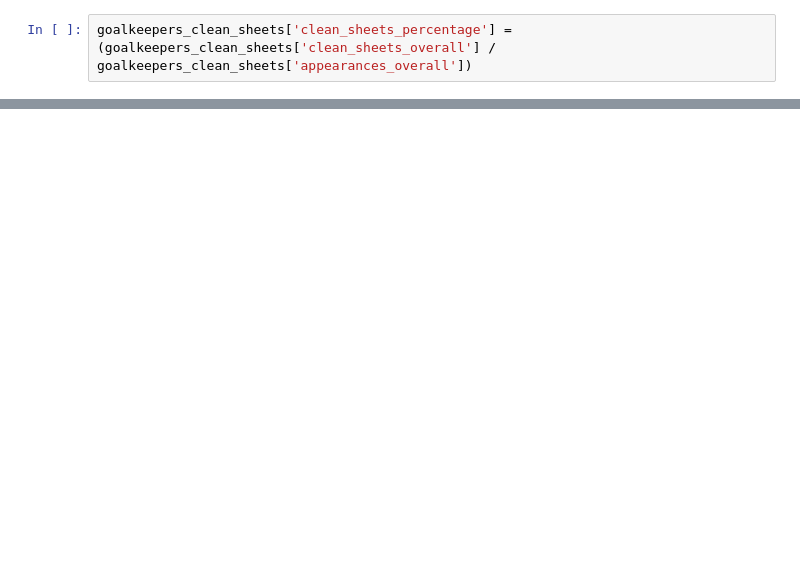
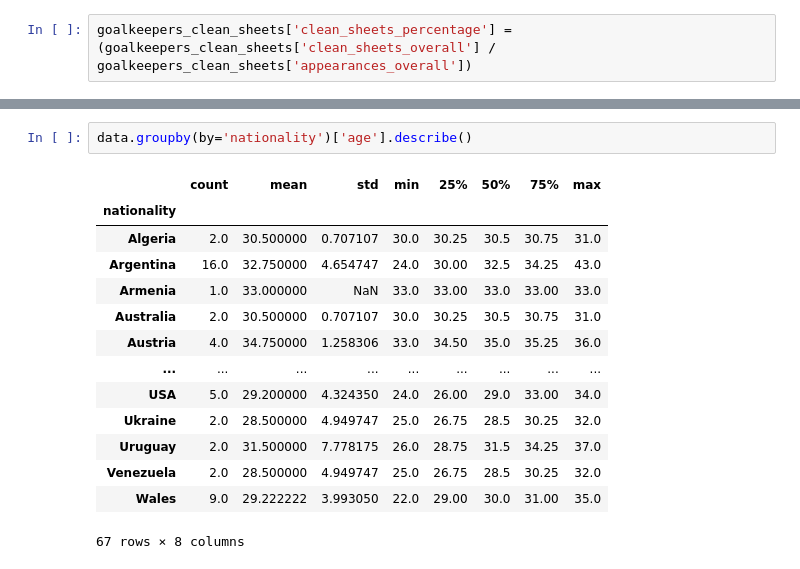
Before and after one commit to florisjanvf/PL-Analysis, a Jupyter notebook: players 18-19.ipynb, the cells around one changed output, grey strips where cells are left out. Saved outputs shown, nothing was run; the diff lists cells and outputs as text; blank space fills up the shorter version.

```diff
--- a/players 18-19.ipynb
+++ b/players 18-19.ipynb
@@ -180,0 +212,17 @@ goalkeepers_clean_sheets
+# %%
+data.groupby(by='nationality')['age'].describe()
+# %% [output]
+|  | count | mean | std | min | 25% | 50% | 75% | max |
+| nationality |  |  |  |  |  |  |  |  |
+| Algeria | 2.0 | 30.500000 | 0.707107 | 30.0 | 30.25 | 30.5 | 30.75 | 31.0 |
+| Argentina | 16.0 | 32.750000 | 4.654747 | 24.0 | 30.00 | 32.5 | 34.25 | 43.0 |
+| Armenia | 1.0 | 33.000000 | NaN | 33.0 | 33.00 | 33.0 | 33.00 | 33.0 |
+| Australia | 2.0 | 30.500000 | 0.707107 | 30.0 | 30.25 | 30.5 | 30.75 | 31.0 |
+| Austria | 4.0 | 34.750000 | 1.258306 | 33.0 | 34.50 | 35.0 | 35.25 | 36.0 |
+| ... | ... | ... | ... | ... | ... | ... | ... | ... |
+| USA | 5.0 | 29.200000 | 4.324350 | 24.0 | 26.00 | 29.0 | 33.00 | 34.0 |
+| Ukraine | 2.0 | 28.500000 | 4.949747 | 25.0 | 26.75 | 28.5 | 30.25 | 32.0 |
+| Uruguay | 2.0 | 31.500000 | 7.778175 | 26.0 | 28.75 | 31.5 | 34.25 | 37.0 |
+| Venezuela | 2.0 | 28.500000 | 4.949747 | 25.0 | 26.75 | 28.5 | 30.25 | 32.0 |
+| Wales | 9.0 | 29.222222 | 3.993050 | 22.0 | 29.00 | 30.0 | 31.00 | 35.0 |
+67 rows × 8 columns
```
Also changed, not shown: parts of 2 cells of this notebook.
